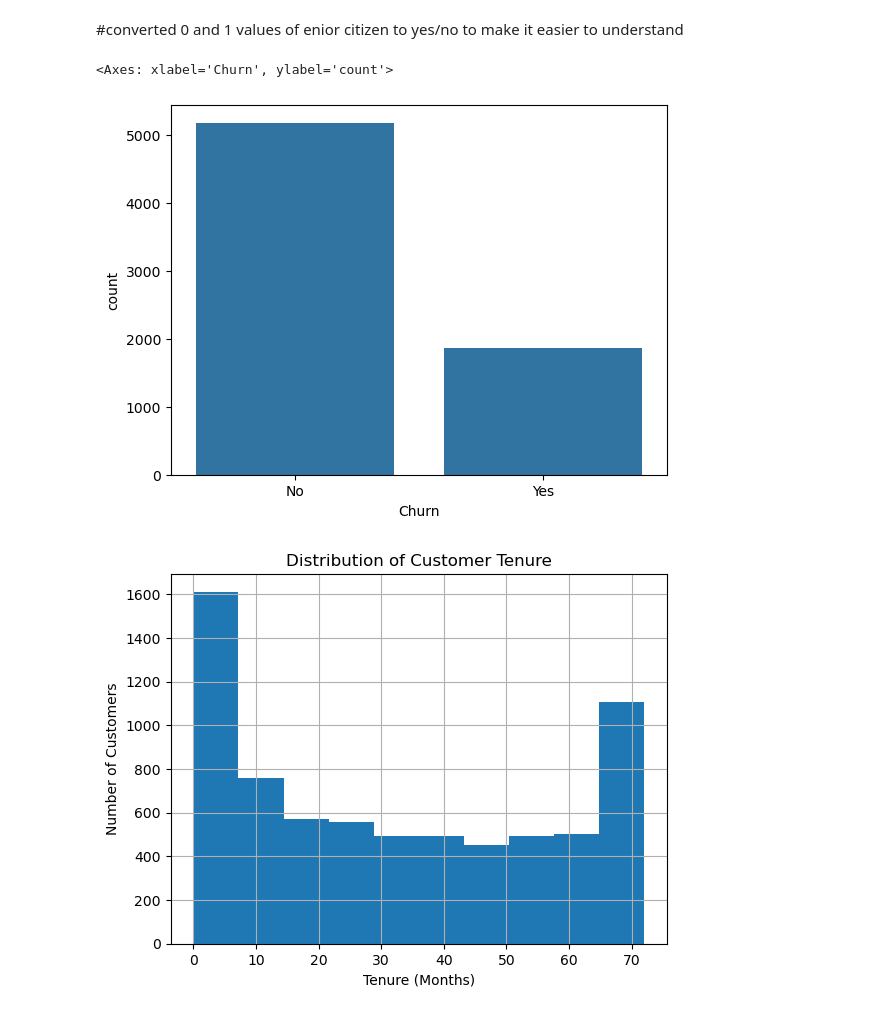
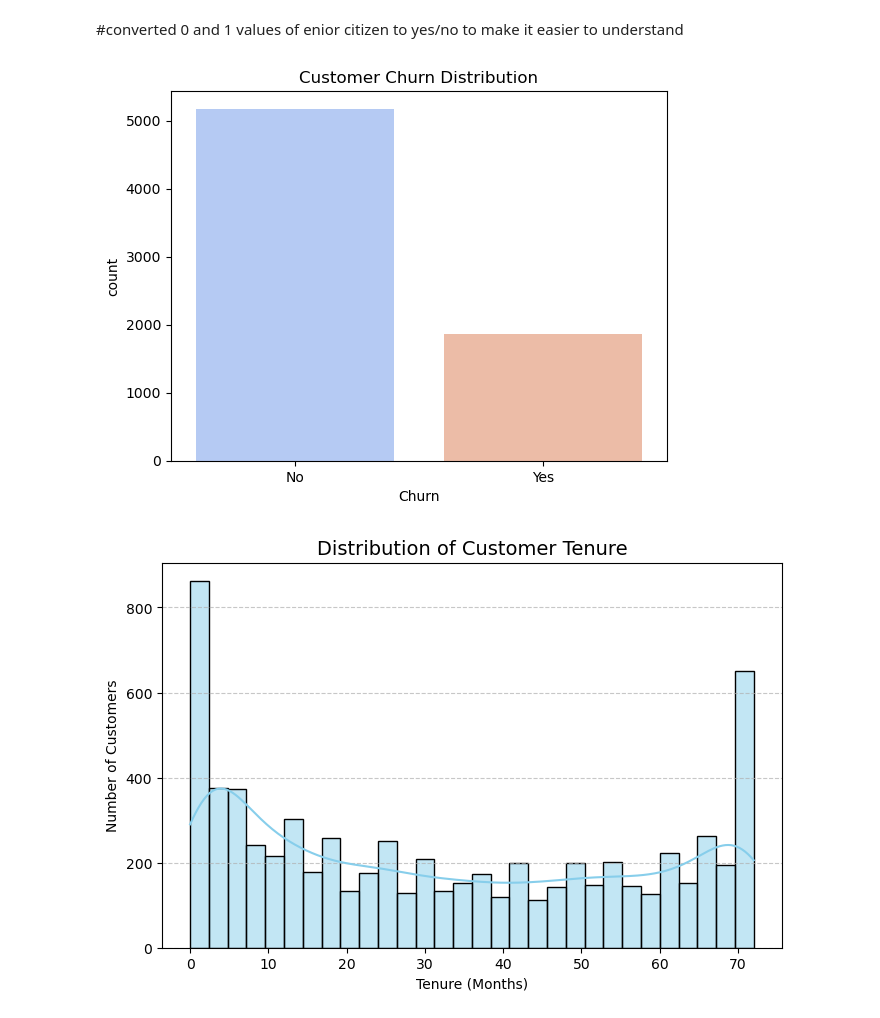
Before and after one commit to piyush-dataai/Customer-Churn-EDA, a Jupyter notebook: notebook/churn.ipynb, the cells around one changed output. Saved outputs shown, nothing was run; the diff lists cells and outputs as text; code cells hidden in the pictures.

```diff
--- a/notebook/churn.ipynb
+++ b/notebook/churn.ipynb
@@ -140,16 +140,22 @@ df["SeniorCitizen"] = df["SeniorCitizen"].apply(conv)
 # %% [markdown]
 #converted 0 and 1 values of enior citizen to yes/no to make it easier to understand
 # %%
-sns.countplot(x = df["Churn"],data = df)
+sns.countplot(x="Churn", hue="Churn", data=df, palette="coolwarm", legend=False)
+plt.title("Customer Churn Distribution")
+plt.show()
 # %% [output]
-<Axes: xlabel='Churn', ylabel='count'>
-[figure, old version]
+[figure, new version]
 # %%
-df["tenure"].hist()
-plt.title("Distribution of Customer Tenure")
+plt.figure(figsize=(8,5))
+
+sns.histplot(df["tenure"], bins=30, kde=True, color="skyblue")
+
+plt.title("Distribution of Customer Tenure", fontsize=14)
 plt.xlabel("Tenure (Months)")
 plt.ylabel("Number of Customers")
+
+plt.grid(axis='y', linestyle='--', alpha=0.7)
 plt.show()
 # %% [output]
-[figure, old version]
+[figure, new version]
 # %%
```
Also changed, not shown: parts of 5 cells of this notebook.
